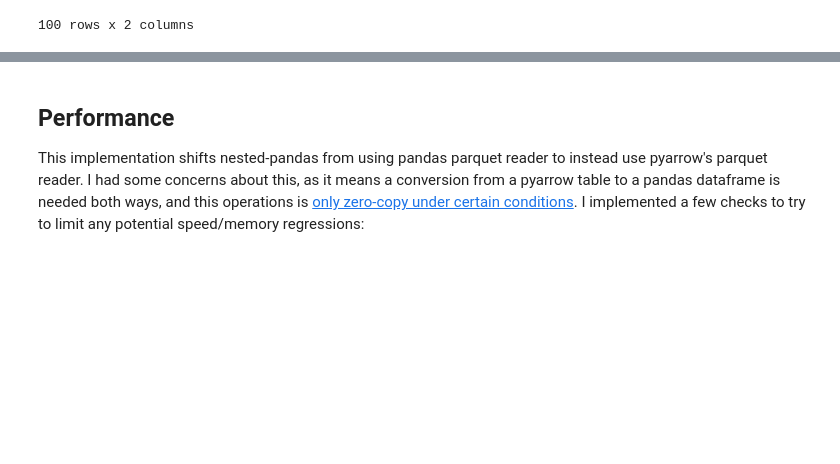
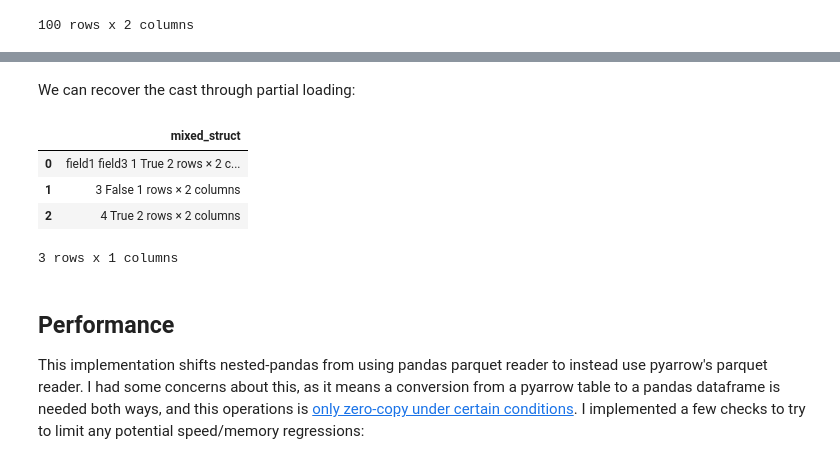
Before and after one commit to lincc-frameworks/notebooks_lf, a Jupyter notebook: sprints/2025/04_17/serialization.ipynb, the cells around one changed output, grey strips where cells are left out. Drawn from its saved outputs; the diff is of its cells as text; code cells hidden in the pictures; blank space fills up the shorter version.

```diff
--- a/sprints/2025/04_17/serialization.ipynb
+++ b/sprints/2025/04_17/serialization.ipynb
@@ -138,3 +177,13 @@ npd.read_parquet("duplicate.parquet", columns=["flux", "nested.flux"])
+# %% [markdown]
+We can recover the cast through partial loading:
+# %%
+npd.read_parquet("mixed_struct.parquet", columns=["mixed_struct.field1", "mixed_struct.field3"])
+# %% [output]
+|  | mixed_struct |
+| 0 | field1 field3 1 True 2 rows × 2 c... |
+| 1 | 3 False 1 rows × 2 columns |
+| 2 | 4 True 2 rows × 2 columns |
+3 rows x 1 columns
 # %% [markdown]
 ## Performance
 
```
Also changed, not shown: parts of 14 cells of this notebook.
